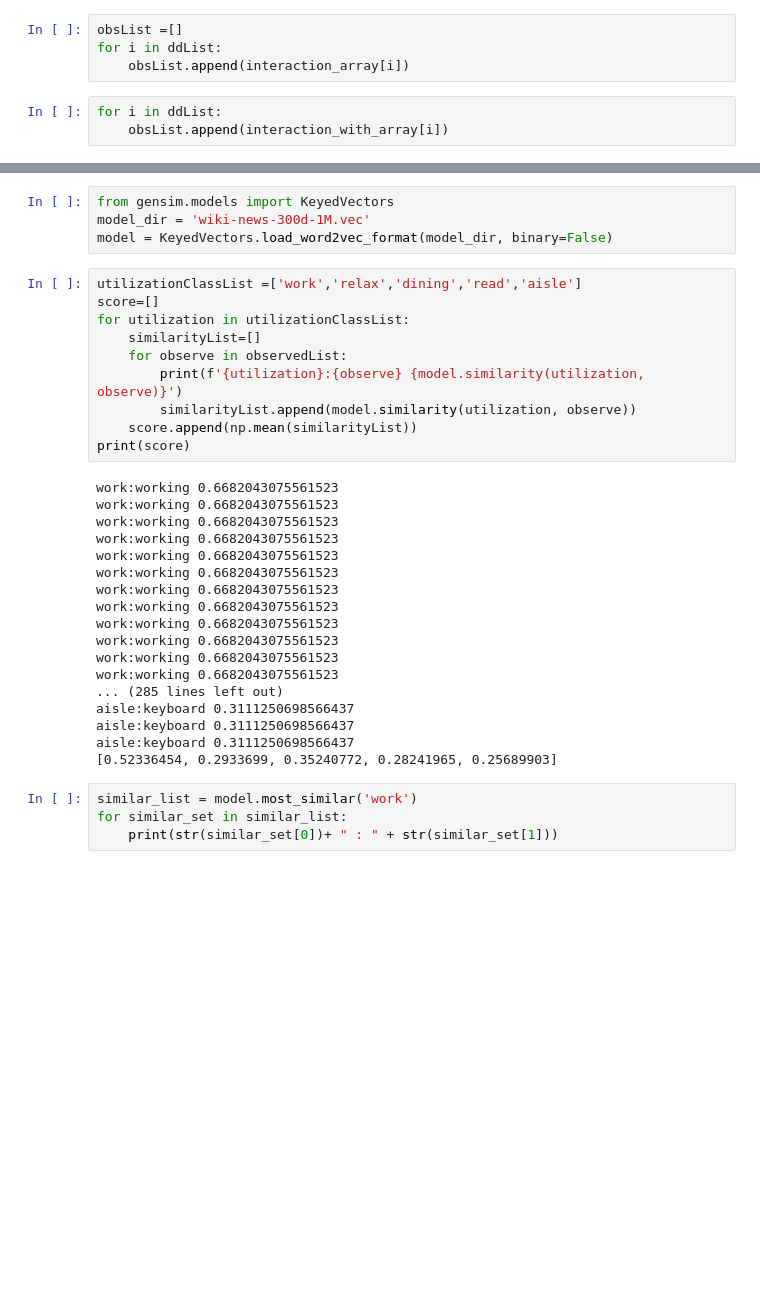
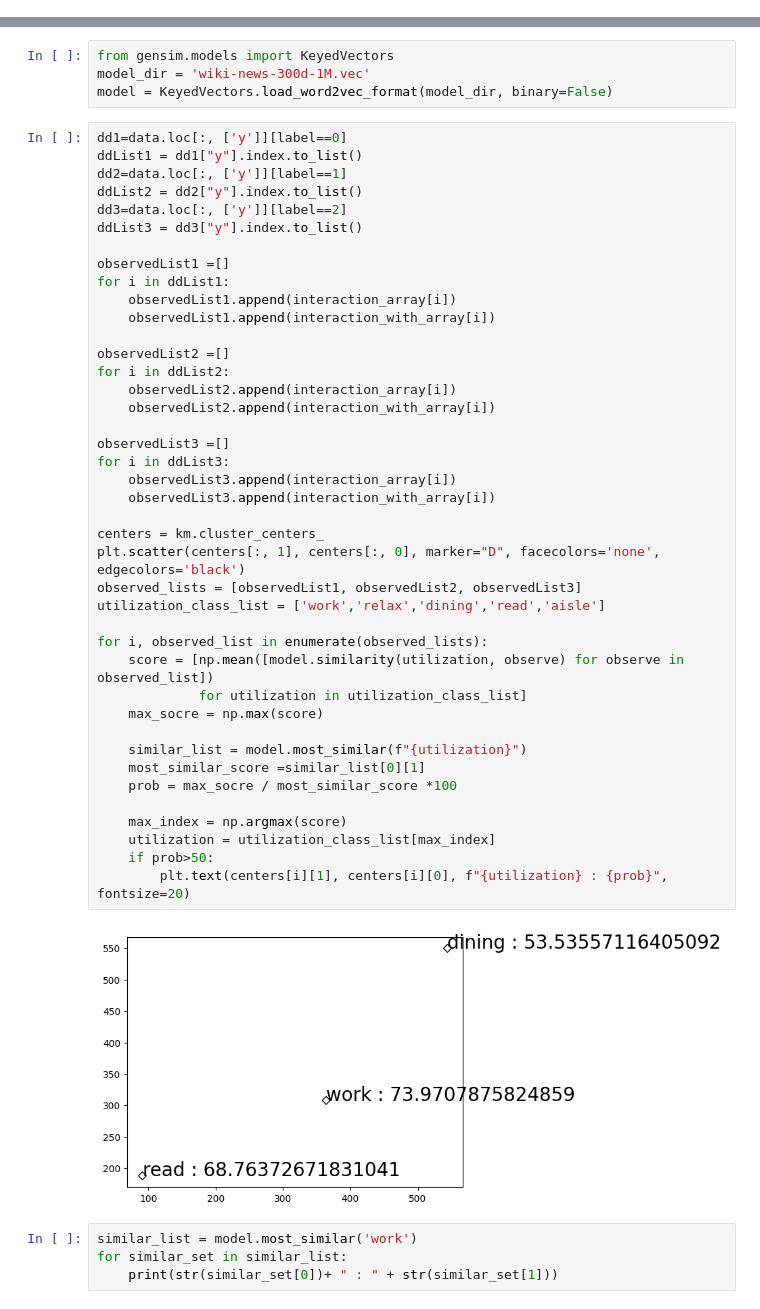
Before and after one commit to ozaki-hr8/-Space-Utilization-Analysis, a Jupyter notebook: cluster.ipynb, the cells around one changed output, grey strips where cells are left out. Drawn from its saved outputs; the diff is of its cells as text; blank space fills up the shorter version.

```diff
--- a/cluster.ipynb
+++ b/cluster.ipynb
@@ -117,7 +113,0 @@ ddList
-# %%
-obsList =[]
-for i in ddList:
-    obsList.append(interaction_array[i])
-# %%
-for i in ddList:
-    obsList.append(interaction_with_array[i])
@@ -145,34 +115,49 @@ obsList
 from gensim.models import KeyedVectors
 model_dir = 'wiki-news-300d-1M.vec'
 model = KeyedVectors.load_word2vec_format(model_dir, binary=False)
-# %%
-utilizationClassList =['work','relax','dining','read','aisle']
-score=[]
-for utilization in utilizationClassList:
-    similarityList=[]
-    for observe in observedList:
-        print(f'{utilization}:{observe} {model.similarity(utilization, observe)}')
-        similarityList.append(model.similarity(utilization, observe))
-    score.append(np.mean(similarityList))
-print(score)
-# %% [output]
-work:working 0.6682043075561523
-work:working 0.6682043075561523
-work:working 0.6682043075561523
-work:working 0.6682043075561523
-work:working 0.6682043075561523
-work:working 0.6682043075561523
-work:working 0.6682043075561523
-work:working 0.6682043075561523
-work:working 0.6682043075561523
-work:working 0.6682043075561523
-work:working 0.6682043075561523
-work:working 0.6682043075561523
-... (285 lines left out)
-aisle:keyboard 0.3111250698566437
-aisle:keyboard 0.3111250698566437
-aisle:keyboard 0.3111250698566437
-[0.52336454, 0.2933699, 0.35240772, 0.28241965, 0.25689903]
+# %%
+dd1=data.loc[:, ['y']][label==0]
+ddList1 = dd1["y"].index.to_list()
+dd2=data.loc[:, ['y']][label==1]
+ddList2 = dd2["y"].index.to_list()
+dd3=data.loc[:, ['y']][label==2]
+ddList3 = dd3["y"].index.to_list()
+
+observedList1 =[]
+for i in ddList1:
+    observedList1.append(interaction_array[i])
+    observedList1.append(interaction_with_array[i])
+
+observedList2 =[]
+for i in ddList2:
+    observedList2.append(interaction_array[i])
+    observedList2.append(interaction_with_array[i])
+
+observedList3 =[]
+for i in ddList3:
+    observedList3.append(interaction_array[i])
+    observedList3.append(interaction_with_array[i])
+
+centers = km.cluster_centers_
+plt.scatter(centers[:, 1], centers[:, 0], marker="D", facecolors='none', edgecolors='black')
+observed_lists = [observedList1, observedList2, observedList3]
+utilization_class_list = ['work','relax','dining','read','aisle']
+
+for i, observed_list in enumerate(observed_lists):
+    score = [np.mean([model.similarity(utilization, observe) for observe in observed_list])
+             for utilization in utilization_class_list]
+    max_socre = np.max(score)
+
+    similar_list = model.most_similar(f"{utilization}")
+    most_similar_score =similar_list[0][1]
+    prob = max_socre / most_similar_score *100
+
+    max_index = np.argmax(score)
+    utilization = utilization_class_list[max_index]
+    if prob>50:
+        plt.text(centers[i][1], centers[i][0], f"{utilization} : {prob}", fontsize=20)
+# %% [output]
+[figure, added]
 # %%
 similar_list = model.most_similar('work')
 for similar_set in similar_list:
```
Also changed, not shown: parts of 11 cells of this notebook, 4 other files.
